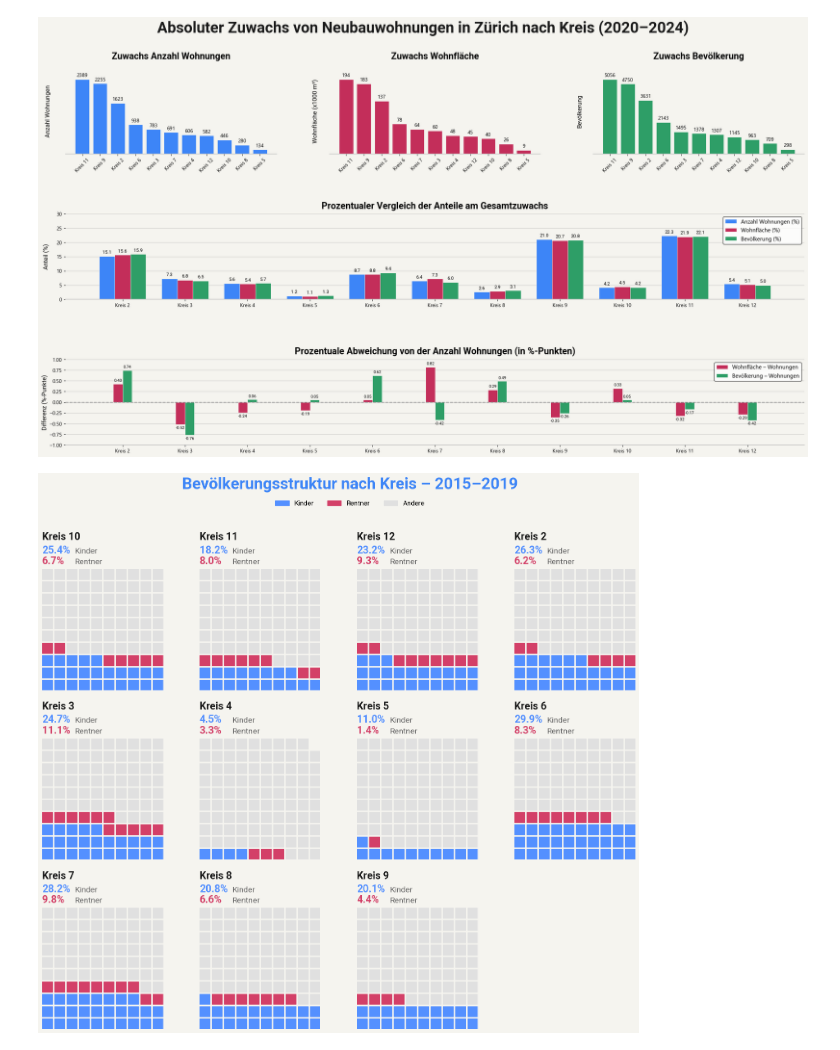
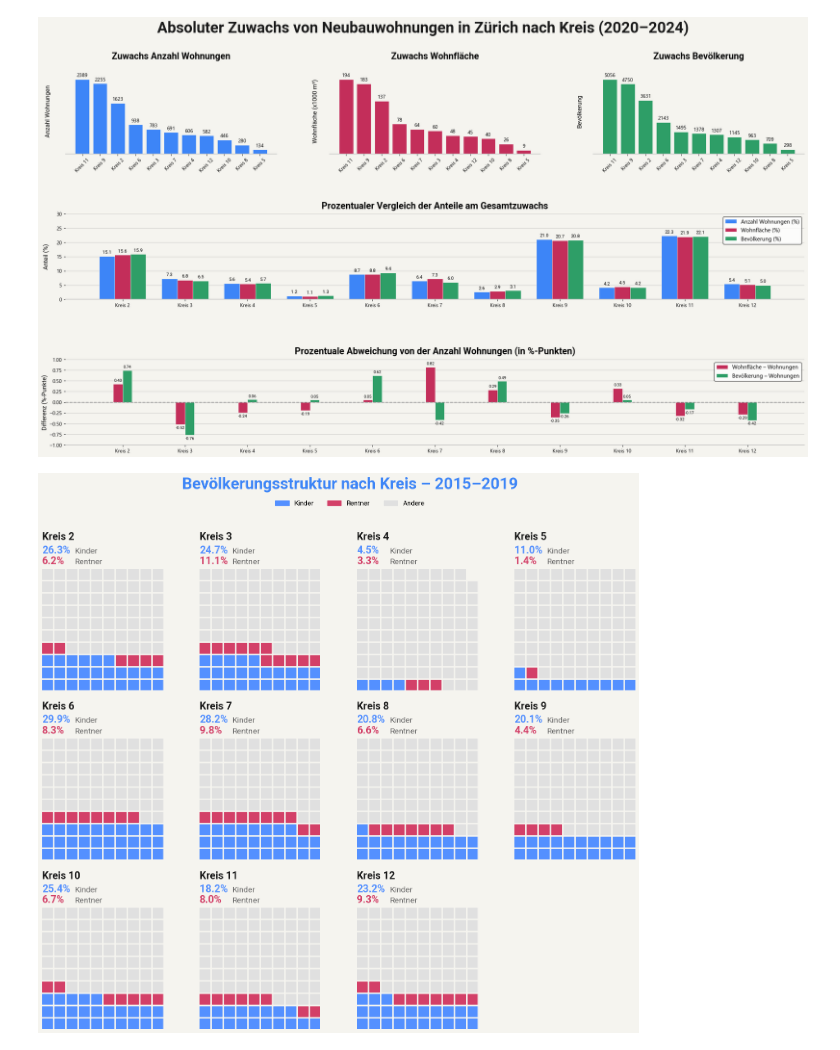
Before and after one commit to Prosdyimo/gdv, a Jupyter notebook: visualisizaion.ipynb, the cells around one changed output. Saved outputs shown, nothing was run; the diff lists cells and outputs as text; code cells hidden in the pictures.

```diff
--- a/visualisizaion.ipynb
+++ b/visualisizaion.ipynb
@@ -1019,8 +1019,16 @@ df_plot["other"] = (
     - df_plot["num_retirees"]
 ).clip(lower=0)
 
-df_plot = df_plot.sort_values("district_name")
+# --- NEU: Kreiszahlen extrahieren und danach sortieren ---
+df_plot["kreis_num"] = (
+    df_plot["district_name"]
+    .str.extract(r"(\d+)", expand=False)
+    .astype(int)
+)
+
+df_plot = df_plot.sort_values("kreis_num")
 districts = df_plot["district_name"].unique()
+
 
 # --- 2. Grid und Plots initialisieren ---
 n = len(districts)
@@ -1107,7 +1115,7 @@ fig.legend(
     frameon=False,
     bbox_to_anchor=(0.5, 1.03),
     prop=regular,            # <--- REGULAR
-    fontsize=14,
+    fontsize=18,
 )
 
 # --- 6. Texte pro District setzen ---
@@ -1162,34 +1170,34 @@ for i, ax in enumerate(fig.axes):
         transform=ax.transAxes
     )
 
     # C) KPI Rentner -> Zahl BOLD, Label REGULAR
     ax.text(
         x=0.0, y=1.04,
         s=f"{pct_ret:.1f}%",
         fontproperties=bold,    # <--- BOLD (Zahl)
         fontsize=18,
         color=PINK_LIGHT,
         ha="left",
         transform=ax.transAxes
     )
     ax.text(
         x=0.27, y=1.04,
         s="Rentner",
         fontproperties=regular, # <--- REGULAR (Label)
         fontsize=14,
         color="#666666",
         ha="left",
         transform=ax.transAxes
     )
 
 fig.savefig(
     "waffel.png",
     dpi=1000,
     bbox_inches="tight",
 )
 plt.show()
 # %% [output]
-[figure, old version]
+[figure, new version]
 # %%
 # libraries
 import matplotlib.pyplot as plt
```
Also changed, not shown: parts of 1 cell of this notebook, 1 other file.
